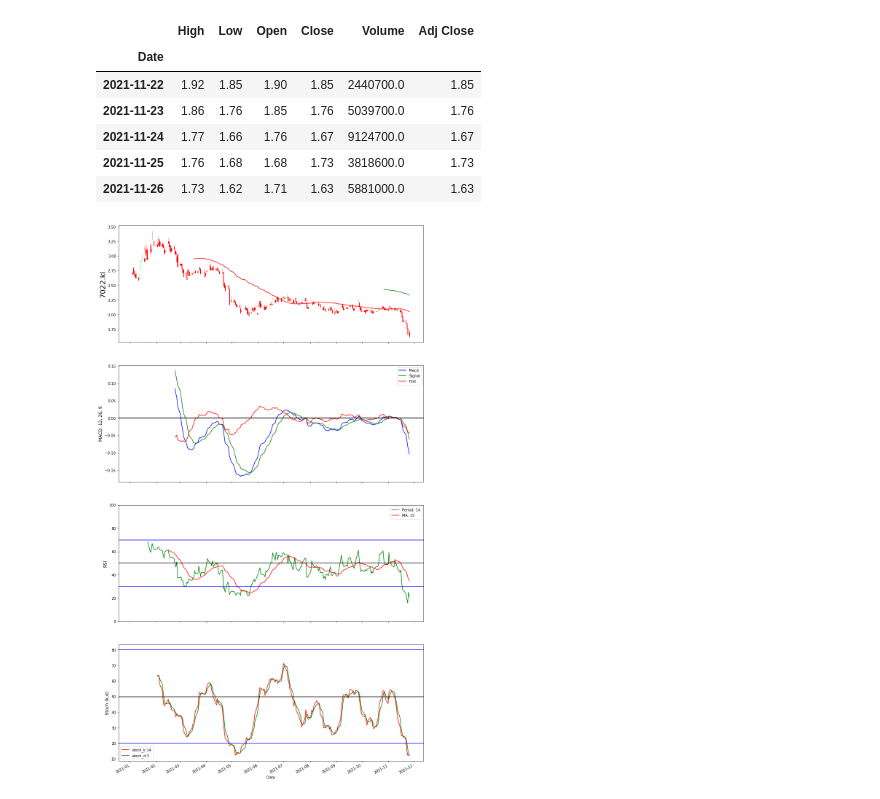
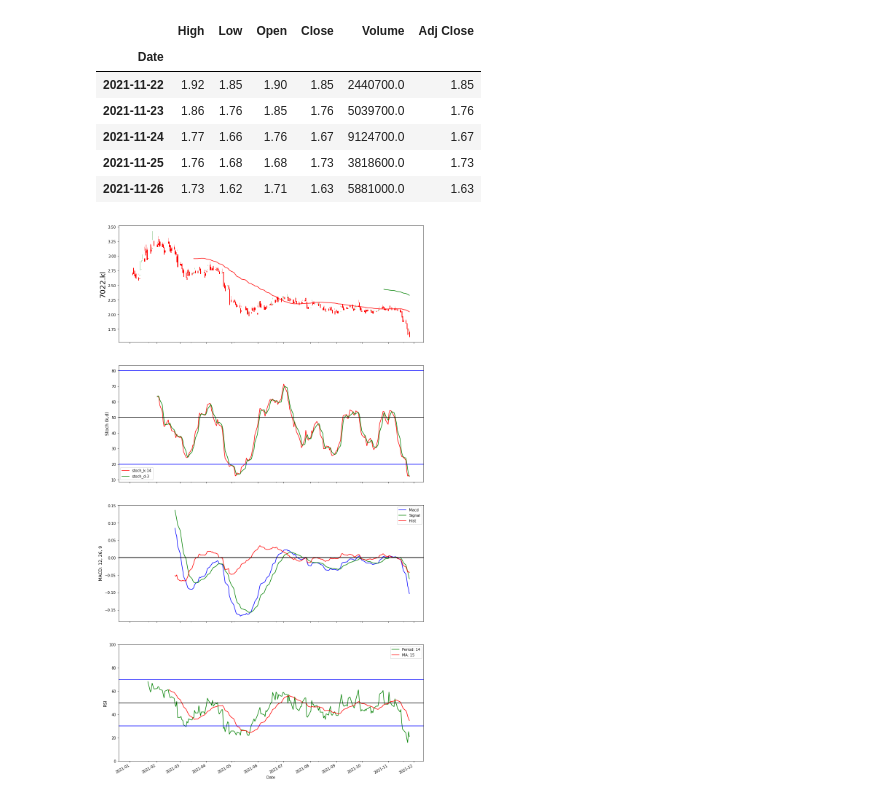
Before and after one commit to Callyong/Trading_Study, a Jupyter notebook: MACD_tablib.ipynb, the cells around one changed output. Cells and saved outputs as stored; diff of their text form; code cells hidden in the pictures.

```diff
--- a/MACD_tablib.ipynb
+++ b/MACD_tablib.ipynb
@@ -81,7 +81,7 @@ analysis['stoch_k_test'] = np.where((analysis.stoch_k < 50) & (analysis.stoch_k
 analysis['rsi_test'] = np.where((analysis.rsi < 50) & (analysis.rsi > analysis.rsi.shift(1)), 1, 0)
 
 # Prepare plot
-fig, (ax1, ax3, ax2, ax4) = plt.subplots(4, 1, sharex=True)
+fig, (ax1, ax4, ax3, ax2) = plt.subplots(4, 1, sharex=True)
 ax1.set_ylabel(ticker, size=20)
 
 #size plot
@@ -99,31 +99,31 @@ ax2.set_ylabel('RSI', size=Y_AXIS_SIZE)
 analysis.rsi.plot(ax = ax2, c='g', label = 'Period: ' + str(RSI_PERIOD))
 analysis.sma_r.plot(ax = ax2, c='r', label = 'MA: ' + str(RSI_AVG_PERIOD))
 ax2.axhline(y=30, c='b')
 ax2.axhline(y=50, c='black')
 ax2.axhline(y=70, c='b')
 ax2.set_ylim([0,100])
 handles, labels = ax2.get_legend_handles_labels()
 ax2.legend(handles, labels)
 
 # Draw MACD computed with Talib
 ax3.set_ylabel('MACD: '+ str(MACD_FAST) + ', ' + str(MACD_SLOW) + ', ' + str(MACD_SIGNAL), size=Y_AXIS_SIZE)
 analysis.macd.plot(ax=ax3, color='b', label='Macd')
 analysis.macdSignal.plot(ax=ax3, color='g', label='Signal')
 analysis.macdHist.plot(ax=ax3, color='r', label='Hist')
 ax3.axhline(0, lw=2, color='0')
 handles, labels = ax3.get_legend_handles_labels()
 ax3.legend(handles, labels)
 
 # Stochastic plot
 ax4.set_ylabel('Stoch (k,d)', size=Y_AXIS_SIZE)
 analysis.stoch_k.plot(ax=ax4, label='stoch_k:'+ str(STOCH_K), color='r')
 analysis.stoch_d.plot(ax=ax4, label='stoch_d:'+ str(STOCH_D), color='g')
 handles, labels = ax4.get_legend_handles_labels()
 ax4.legend(handles, labels)
 ax4.axhline(y=20, c='b')
 ax4.axhline(y=50, c='black')
 ax4.axhline(y=80, c='b')
 
 plt.show()
 # %% [output]
-[figure, old version]
+[figure, new version]
```
Also changed, not shown: parts of 5 cells of this notebook.
